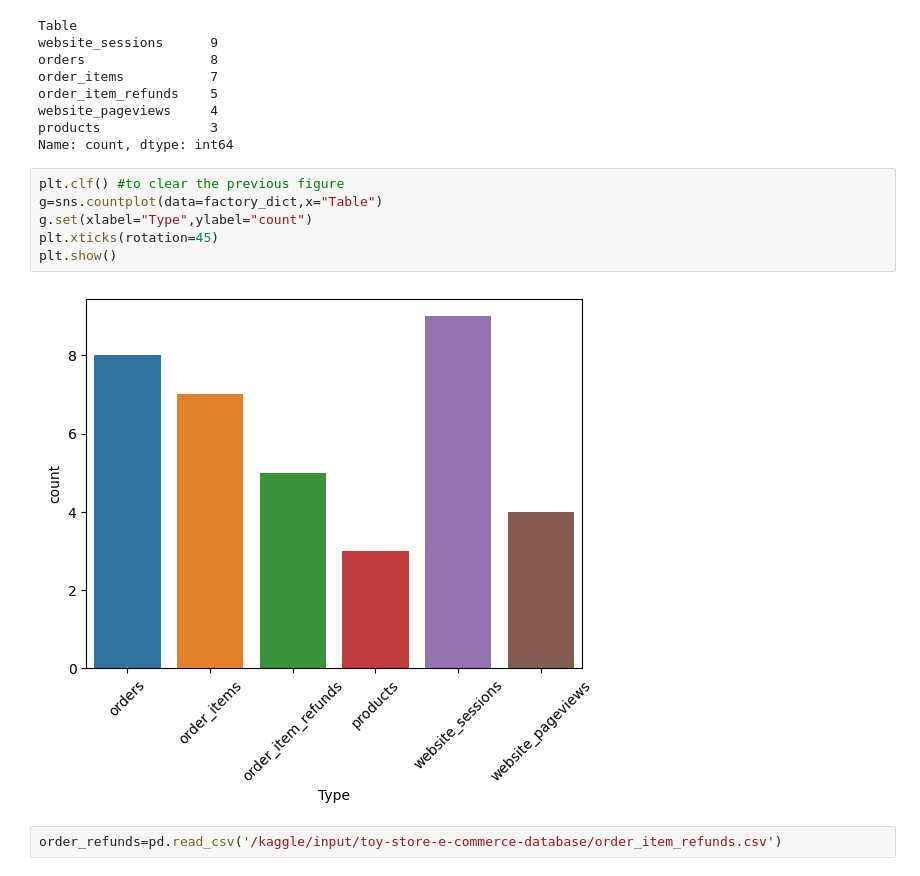
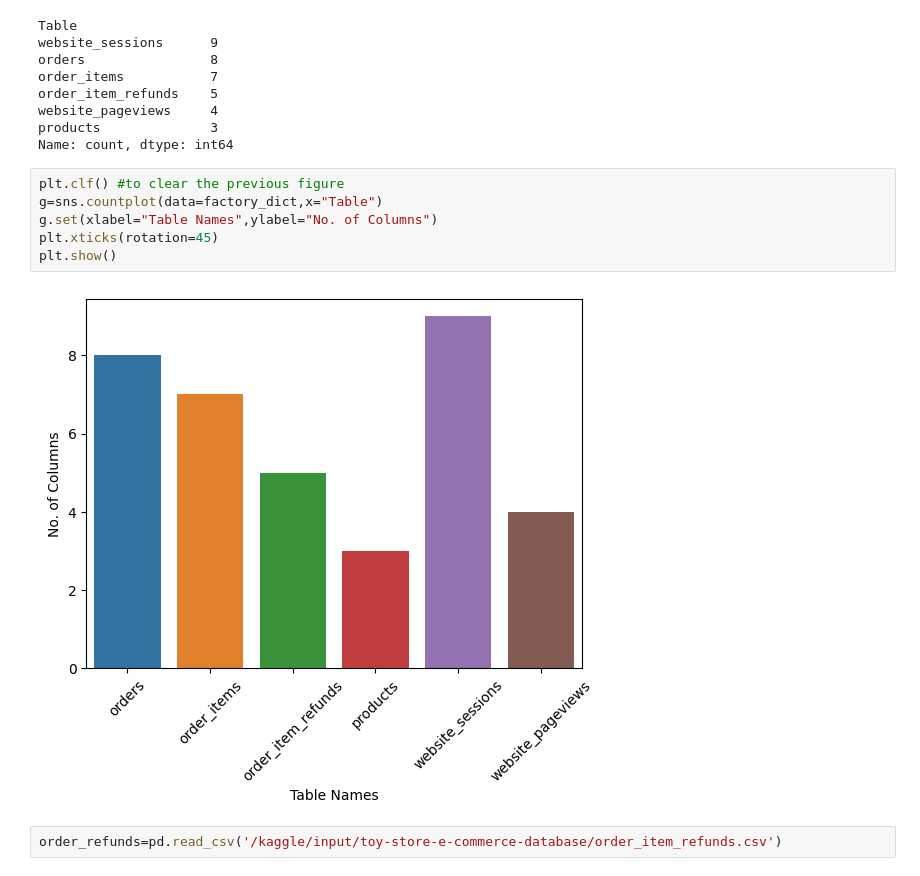
Before and after one commit to SagunBastola/EDA_toy_store, a Jupyter notebook: eda-on-toy-store-e-commerce-database-using-python.ipynb, the cells around one changed output. Cells and saved outputs as stored; diff of their text form.

```diff
--- a/eda-on-toy-store-e-commerce-database-using-python.ipynb
+++ b/eda-on-toy-store-e-commerce-database-using-python.ipynb
@@ -71,11 +73,11 @@ Name: count, dtype: int64
 # %%
 plt.clf() #to clear the previous figure
 g=sns.countplot(data=factory_dict,x="Table")
-g.set(xlabel="Type",ylabel="count")
+g.set(xlabel="Table Names",ylabel="No. of Columns")
 plt.xticks(rotation=45)
 plt.show()
 # %% [output]
-[figure, old version]
+[figure, new version]
 # %%
 order_refunds=pd.read_csv('/kaggle/input/toy-store-e-commerce-database/order_item_refunds.csv')
 # %%
```
Also changed, not shown: parts of 11 cells of this notebook.
